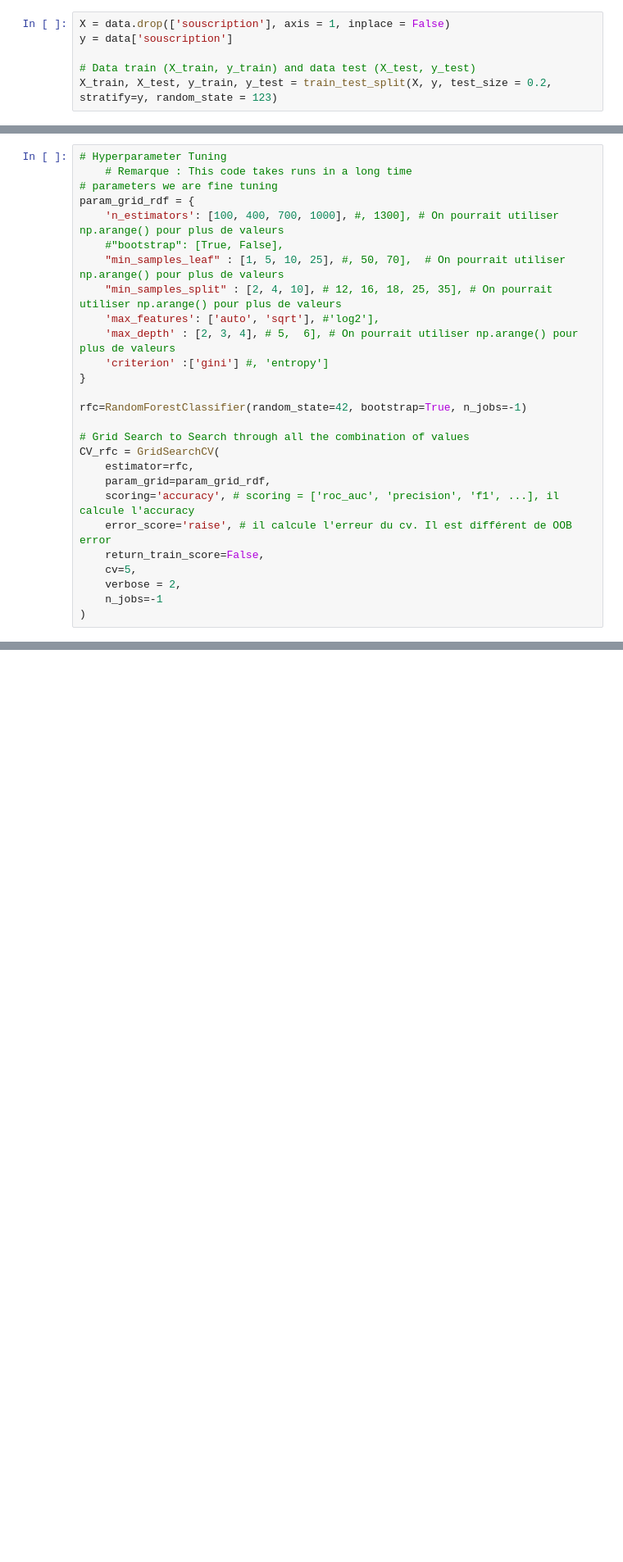
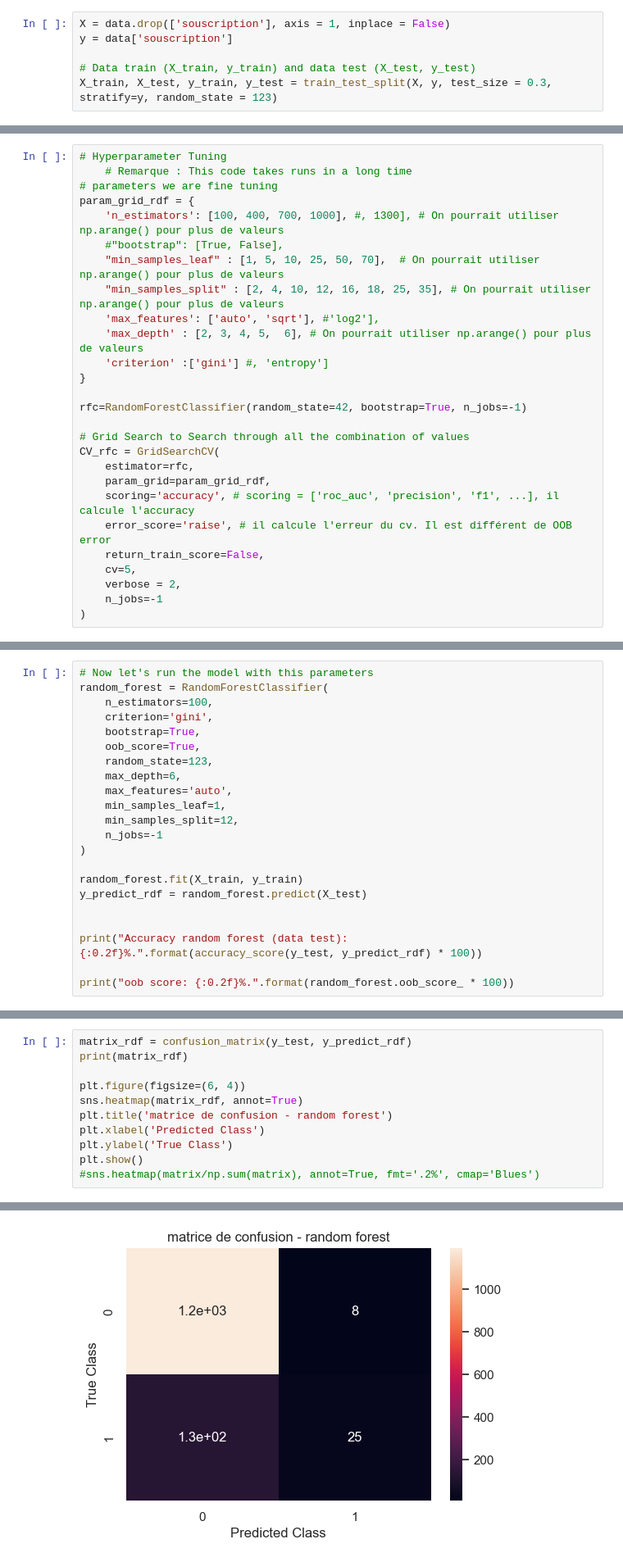
Before and after one commit to Abou29/RandomForest_DecisionTree_AdaBoost_XGBoost_Prediction-souscription, a Jupyter notebook: bank_souscription.ipynb, the cells around one changed output, grey strips where cells are left out. Shown at 82% size. Drawn from its saved outputs; the diff is of its cells as text; blank space fills up the shorter version.

Commit message:
bank souscription prediction

```diff
--- a/bank_souscription.ipynb
+++ b/bank_souscription.ipynb
@@ -426,7 +438,7 @@ X = data.drop(['souscription'], axis = 1, inplace = False)
 y = data['souscription']
 
 # Data train (X_train, y_train) and data test (X_test, y_test)
-X_train, X_test, y_train, y_test = train_test_split(X, y, test_size = 0.2, stratify=y, random_state = 123)
+X_train, X_test, y_train, y_test = train_test_split(X, y, test_size = 0.3, stratify=y, random_state = 123)
 # %% [markdown]
 #### Feature Scaling
 # %% [markdown]
@@ -440,10 +452,10 @@ Empty part
 param_grid_rdf = {
     'n_estimators': [100, 400, 700, 1000], #, 1300], # On pourrait utiliser np.arange() pour plus de valeurs
     #"bootstrap": [True, False],
-    "min_samples_leaf" : [1, 5, 10, 25], #, 50, 70],  # On pourrait utiliser np.arange() pour plus de valeurs
-    "min_samples_split" : [2, 4, 10], # 12, 16, 18, 25, 35], # On pourrait utiliser np.arange() pour plus de valeurs
+    "min_samples_leaf" : [1, 5, 10, 25, 50, 70],  # On pourrait utiliser np.arange() pour plus de valeurs
+    "min_samples_split" : [2, 4, 10, 12, 16, 18, 25, 35], # On pourrait utiliser np.arange() pour plus de valeurs
     'max_features': ['auto', 'sqrt'], #'log2'],
-    'max_depth' : [2, 3, 4], # 5,  6], # On pourrait utiliser np.arange() pour plus de valeurs
+    'max_depth' : [2, 3, 4, 5,  6], # On pourrait utiliser np.arange() pour plus de valeurs
     'criterion' :['gini'] #, 'entropy']
 }
 
@@ -497,3 +509,25 @@ print(CV_rfc.best_params_)
 # print(CV_rfc.cv_results_)
 # %% [markdown]
 ###  Evaluation du modele
+# %%
+# Now let's run the model with this parameters
+random_forest = RandomForestClassifier(
+    n_estimators=100,
+    criterion='gini',
+    bootstrap=True,
+    oob_score=True,
+    random_state=123,
+    max_depth=6,
+    max_features='auto',
+    min_samples_leaf=1,
+    min_samples_split=12,
+    n_jobs=-1
+)
+
+random_forest.fit(X_train, y_train)
+y_predict_rdf = random_forest.predict(X_test)
+
+
+print("Accuracy random forest (data test): {:0.2f}%.".format(accuracy_score(y_test, y_predict_rdf) * 100))
+
+print("oob score: {:0.2f}%.".format(random_forest.oob_score_ * 100))
@@ -499,0 +554,12 @@ print(CV_rfc.best_params_)
+# %%
+matrix_rdf = confusion_matrix(y_test, y_predict_rdf)
+print(matrix_rdf)
+
+plt.figure(figsize=(6, 4))
+sns.heatmap(matrix_rdf, annot=True)
+plt.title('matrice de confusion - random forest')
+plt.xlabel('Predicted Class')
+plt.ylabel('True Class')
+plt.show()
+#sns.heatmap(matrix/np.sum(matrix), annot=True, fmt='.2%', cmap='Blues')
+# %% [output]
@@ -499,0 +568 @@ print(CV_rfc.best_params_)
+[figure, added]
```
Also changed, not shown: parts of 53 cells of this notebook.
